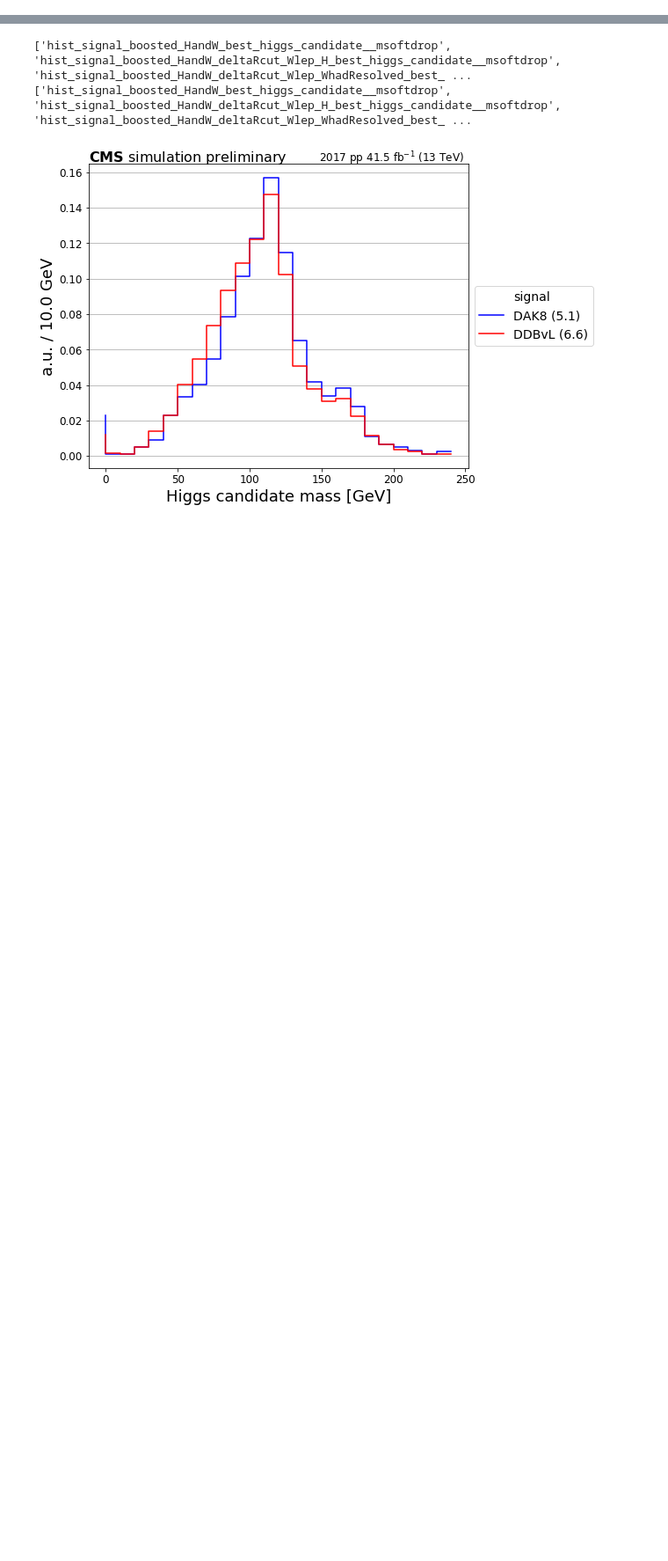
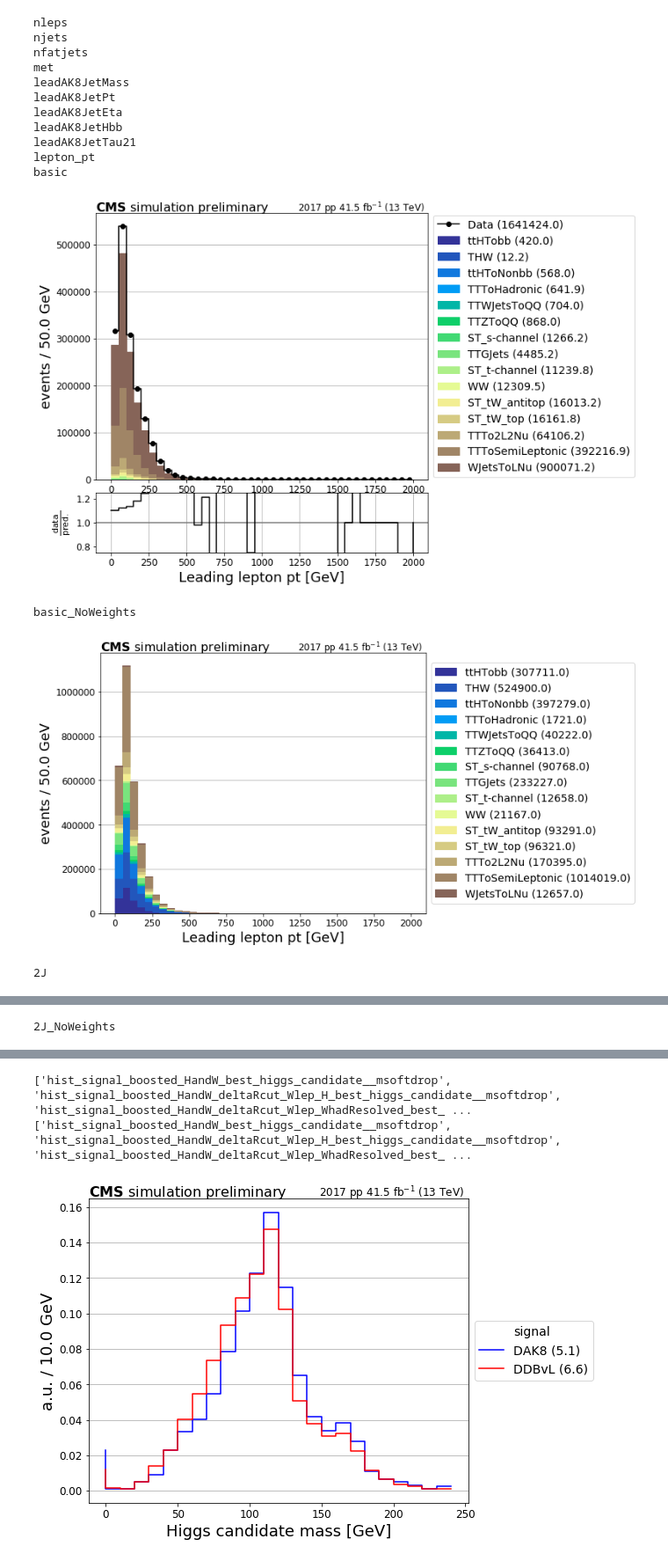
Before and after one commit to druini/hepaccelerate, a Jupyter notebook: EvaluateResults.ipynb, the cells around one changed output, grey strips where cells are left out. Shown at 88% size. Drawn from its saved outputs; the diff is of its cells as text; code cells hidden in the pictures; blank space fills up the shorter version.

Commit message:
improve plotting script

```diff
--- a/EvaluateResults.ipynb
+++ b/EvaluateResults.ipynb
@@ -250,18 +186,22 @@ def plot_mc(var, data, name, bottom, fill, process):
 # %%
-def plot_data(var, data):
+def plot_data(var, data, rebin_factor):
 
-    bins = data[var]["edges"][:-1]
-    counts = data[var]["contents"]
-    yerr = data[var]["contents_w2"]
+    bins   = np.array(data[var]['edges'][:-1])
+    counts = np.array(data[var]['contents'])
+    yerr   = np.array(data[var]['contents_w2'])
+
+    if not rebin_factor==None:
+        bins, counts, yerr = rebin(bins, counts, yerr, rebin_factor)
 
     integral = sum(counts)
-    width = bins[1] - bins[0]
+    width    = np.diff(bins)[0]
 
-    bin_centers = [i+width/2. for i in data[var]["edges"][:]]
+    #bin_centers = [i+width/2. for i in data[var]['edges'][:]]
+    bin_centers = bins+width/2.
 
-    #hist = plt.step(bins, counts, where="post", label="data ({0})".format(round(integral, 1)), color="k", zorder = 1001, markeredgecolor=None)
-    hist = plt.plot(bin_centers, counts+[0.], "-o", drawstyle="steps-mid", label="data ({0})".format(round(integral, 1)), color="k", zorder = 1001)
-    plt.xlim([data[var]["edges"][0], data[var]["edges"][-1]])
-    #hist = plt.bar(bins, counts, yerr=yerr, width=width, align="center", label=dataset + " ({0})".format(round(integral, 2)))
+    #hist = plt.plot(bin_centers, counts+[0.], '-o', drawstyle='steps-mid', label=f'Data ({round(integral, 1)})', color='k', zorder = 1001)
+    hist = plt.plot(bin_centers, counts, '-o', drawstyle='steps-mid', label=f'Data ({integral:.1f})', color='k', zorder = 1001)
+    plt.xlim([data[var]['edges'][0], data[var]['edges'][-1]])
+    #hist = plt.bar(bins, counts, yerr=yerr, width=width, align='center', label=dataset + ' ({0})'.format(round(integral, 2)))
 
     return plt.plot, counts
@@ -342,4 +295,0 @@ def plot_histogram(var, processes, mc, data, cat, fill_mc=True):
-# %%
-for cat in cats:
-    for var in var_names.keys():
-        plot_histogram(var, processes, mc['DAK8'], None, cat)
@@ -359,0 +296,30 @@ for cat in cats:
+# %%
+var_to_plot = 'lepton_pt'#nleps'#
+for var in var_names:
+    print(var)
+    if not var == var_to_plot:
+        continue
+    for cat in categories:
+        if var=='leadAK8JetMass' and 'Pass' in cat:
+            continue
+        print(cat)
+        if 'NoWeights' in cat:
+            plot_histogram(var, cat, mc, data=None)
+        else:
+            plot_histogram(var, cat, mc, data)
+# %% [output]
+nleps
+njets
+nfatjets
+met
+leadAK8JetMass
+leadAK8JetPt
+leadAK8JetEta
+leadAK8JetHbb
+leadAK8JetTau21
+lepton_pt
+basic
+[figure, added]
+basic_NoWeights
+[figure, added]
+2J
@@ -359,0 +327 @@ for cat in cats:
+2J_NoWeights
```
Also changed, not shown: parts of 24 cells of this notebook.
